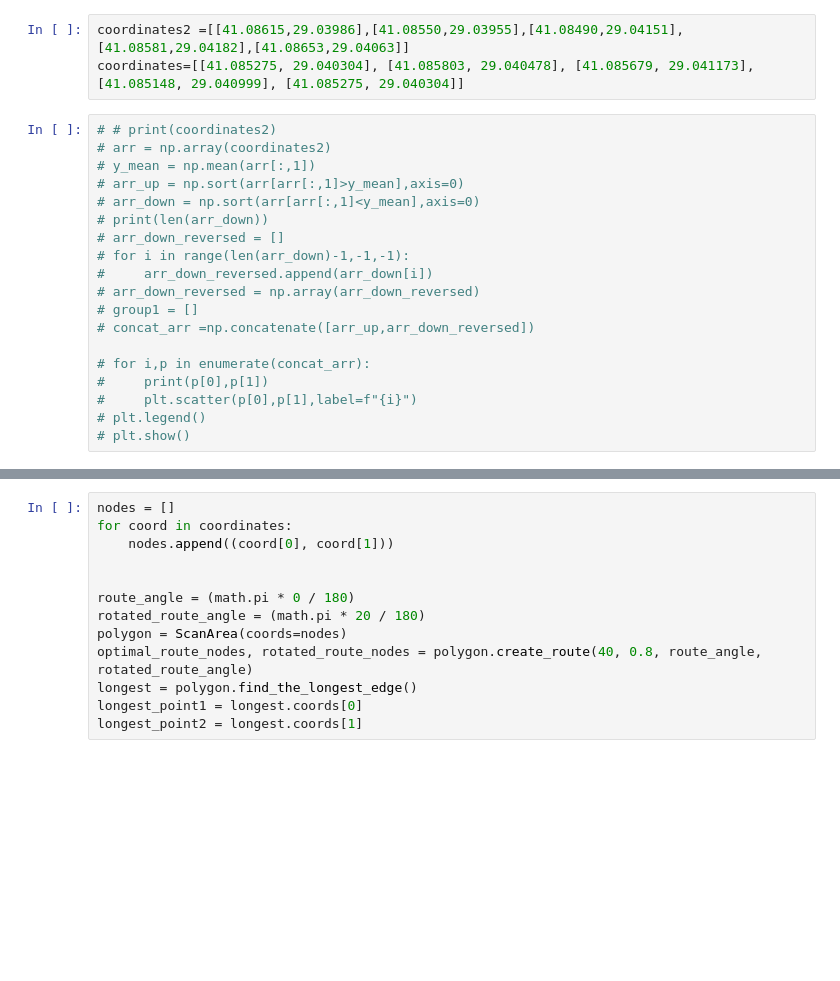
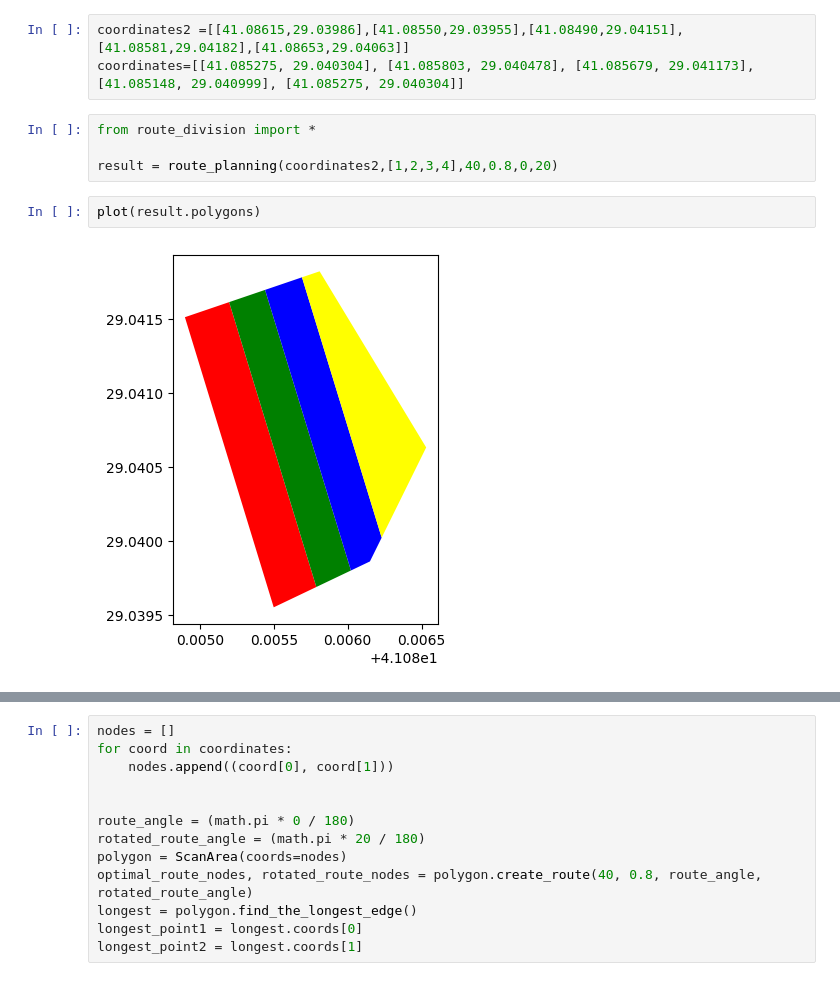
Before and after one commit to cmpe-DroneLab/GeoFly3D, a Jupyter notebook: RoutePlanner/route_division_notebook.ipynb, the cells around one changed output, grey strips where cells are left out. Saved outputs shown, nothing was run; the diff lists cells and outputs as text; blank space fills up the shorter version.

Commit message:
multi drone route division is done

```diff
--- a/RoutePlanner/route_division_notebook.ipynb
+++ b/RoutePlanner/route_division_notebook.ipynb
@@ -14,22 +14,11 @@ import geopandas as gpd
 # %%
 coordinates2 =[[41.08615,29.03986],[41.08550,29.03955],[41.08490,29.04151],[41.08581,29.04182],[41.08653,29.04063]]
 coordinates=[[41.085275, 29.040304], [41.085803, 29.040478], [41.085679, 29.041173], [41.085148, 29.040999], [41.085275, 29.040304]]
-# %%
-# # print(coordinates2)
-# arr = np.array(coordinates2)
-# y_mean = np.mean(arr[:,1])
-# arr_up = np.sort(arr[arr[:,1]>y_mean],axis=0)
-# arr_down = np.sort(arr[arr[:,1]<y_mean],axis=0)
-# print(len(arr_down))
-# arr_down_reversed = []
-# for i in range(len(arr_down)-1,-1,-1):
-#     arr_down_reversed.append(arr_down[i])
-# arr_down_reversed = np.array(arr_down_reversed)
-# group1 = []
-# concat_arr =np.concatenate([arr_up,arr_down_reversed])
-
-# for i,p in enumerate(concat_arr):
-#     print(p[0],p[1])
-#     plt.scatter(p[0],p[1],label=f"{i}")
-# plt.legend()
-# plt.show()
+# %%
+from route_division import *
+
+result = route_planning(coordinates2,[1,2,3,4],40,0.8,0,20)
+# %%
+plot(result.polygons)
+# %% [output]
+[figure, added]
```
Also changed, not shown: parts of 22 cells of this notebook, 1 other file.
